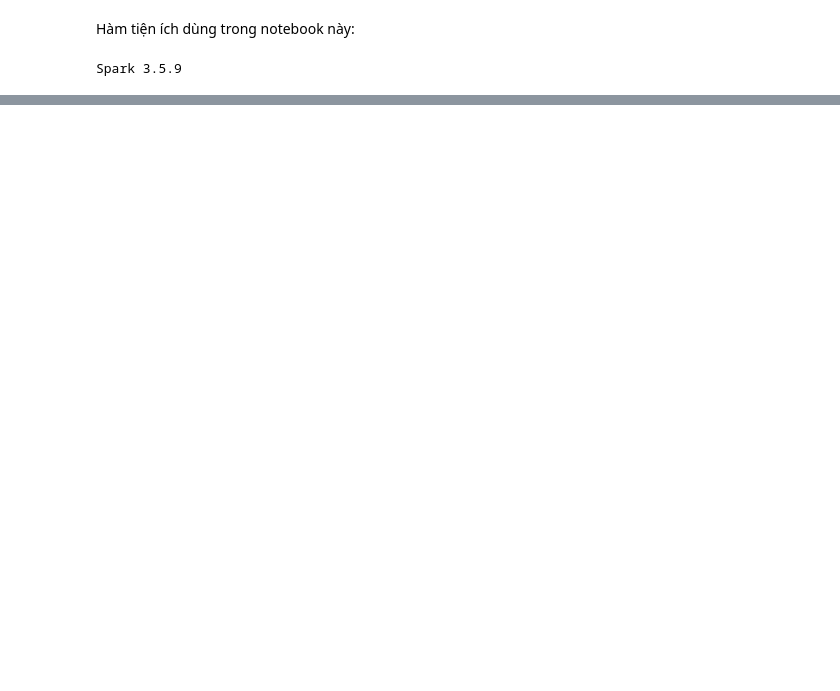
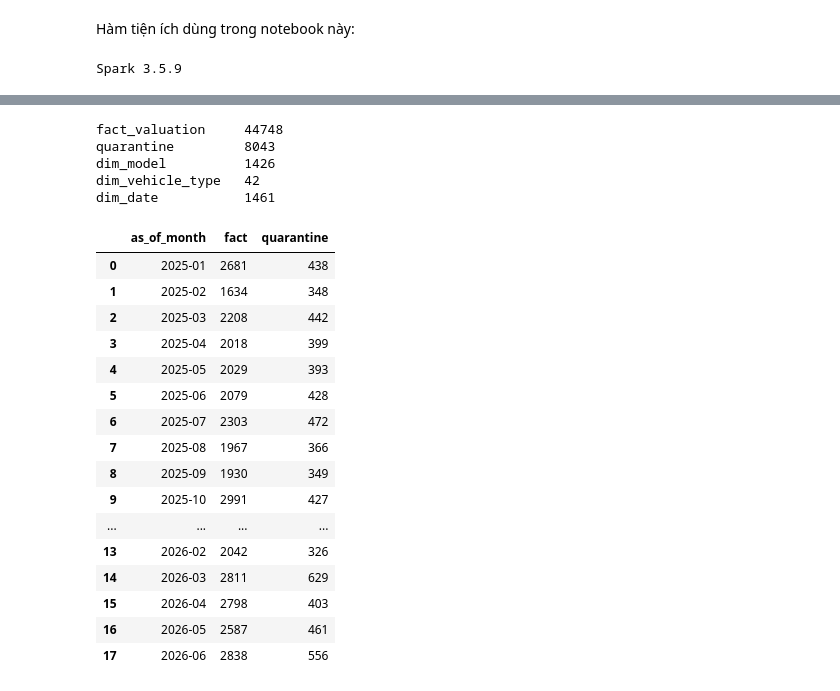
Before and after one commit to AIVIETNAM-AIO-TQNHAN/gia_tri_xe_oto, a Jupyter notebook: notebook/03_bronze_silver.ipynb, the cells around one changed output, grey strips where cells are left out. Saved outputs shown, nothing was run; the diff lists cells and outputs as text; code cells hidden in the pictures; blank space fills up the shorter version.

```diff
--- a/notebook/03_bronze_silver.ipynb
+++ b/notebook/03_bronze_silver.ipynb
@@ -195,0 +441,39 @@ compare(res_silver, {"bronze": EXPECTED["bronze"], "fact": EXPECTED["fact"],
+# %%
+compare(res_silver, {"bronze": EXPECTED["bronze"], "fact": EXPECTED["fact"],
+                     "quarantine": EXPECTED["quarantine"]})
+assert res_silver["fact"] == n_clean and res_silver["quarantine"] == sum(by_rule.values())
+assert res_silver["bronze"] == active.count()
+for name in ["fact_valuation", "quarantine", "dim_model", "dim_vehicle_type", "dim_date"]:
+    print(f"{name:18s}", spark.read.parquet((SB_SILVER / name).as_posix()).count())
+# %% [output]
+fact_valuation     44748
+quarantine         8043
+dim_model          1426
+dim_vehicle_type   42
+dim_date           1461
+# %%
+# kiểm tra số dòng fact & quarantine theo từng tháng, đọc từ cột partition
+fq = (spark.read.parquet((SB_SILVER / "fact_valuation").as_posix()).groupBy("as_of_month").count()
+        .withColumnRenamed("count", "fact")
+        .join(spark.read.parquet((SB_SILVER / "quarantine").as_posix()).groupBy("as_of_month").count()
+                .withColumnRenamed("count", "quarantine"), "as_of_month", "full")
+        .orderBy("as_of_month"))
+show(fq, 30)
+# %% [output]
+|  | as_of_month | fact | quarantine |
+| 0 | 2025-01 | 2681 | 438 |
+| 1 | 2025-02 | 1634 | 348 |
+| 2 | 2025-03 | 2208 | 442 |
+| 3 | 2025-04 | 2018 | 399 |
+| 4 | 2025-05 | 2029 | 393 |
+| 5 | 2025-06 | 2079 | 428 |
+| 6 | 2025-07 | 2303 | 472 |
+| 7 | 2025-08 | 1967 | 366 |
+| 8 | 2025-09 | 1930 | 349 |
+| 9 | 2025-10 | 2991 | 427 |
+| ... | ... | ... | ... |
+| 13 | 2026-02 | 2042 | 326 |
+| 14 | 2026-03 | 2811 | 629 |
+| 15 | 2026-04 | 2798 | 403 |
+| 16 | 2026-05 | 2587 | 461 |
+| 17 | 2026-06 | 2838 | 556 |
```
Also changed, not shown: parts of 47 cells of this notebook, 5 other files.
